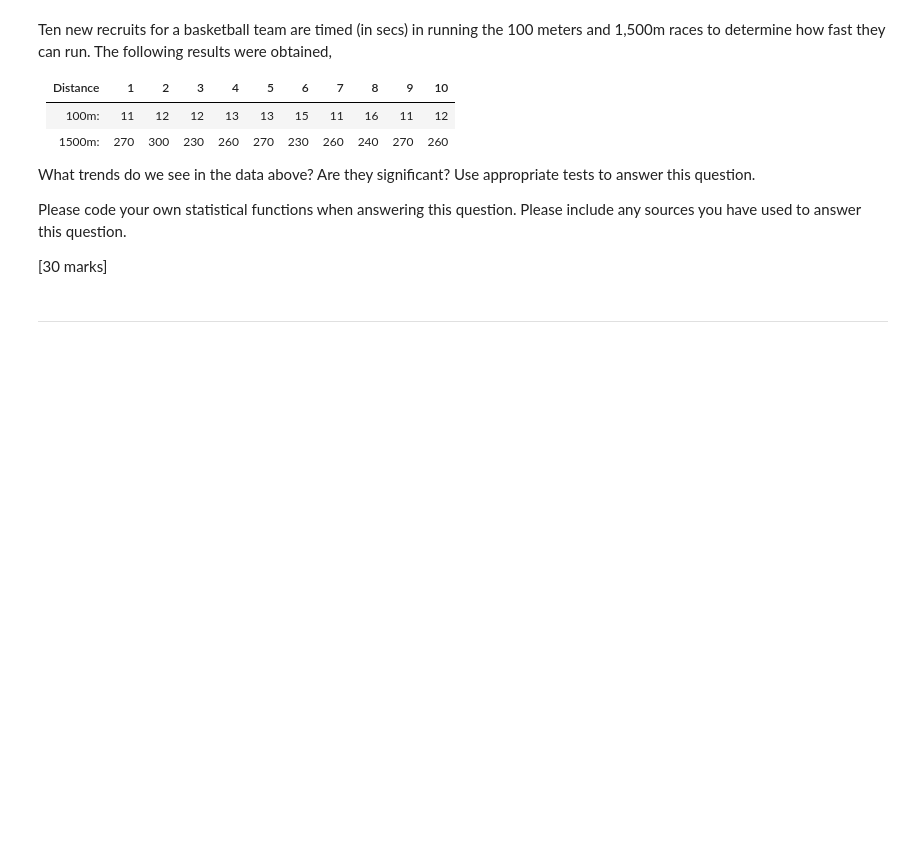
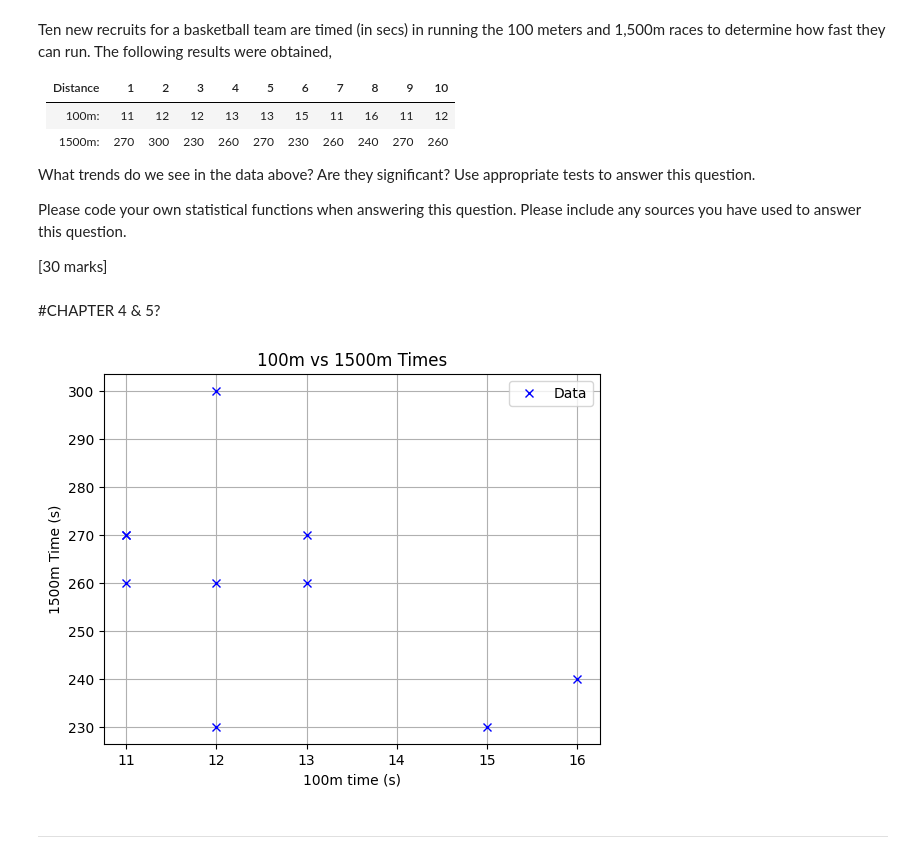
Before and after one commit to Clarke-Henshaw-Miles/extra, a Jupyter notebook: DATA SCIENCE/Data_Science_CA1.ipynb, the cells around one changed output. Cells and saved outputs as stored; diff of their text form; code cells hidden in the pictures; blank space fills up the shorter version.

```diff
--- a/DATA SCIENCE/Data_Science_CA1.ipynb
+++ b/DATA SCIENCE/Data_Science_CA1.ipynb
@@ -210,5 +217,22 @@ What trends do we see in the data above? Are they significant? Use appropriate t
 Please code your own statistical functions when answering this question. Please include any sources you have used to answer this question.
 
 [30 marks]
+# %% [markdown]
+#CHAPTER 4 & 5?
+# %%
+#Writing the data for 100m and 1500m times into arrays
+one_m = [11, 12, 12, 13, 13, 15, 11, 16, 11, 12]
+fifteen_m = [270, 300, 230, 260, 270, 230, 260, 240, 270, 260]
+
+#Plotting the data
+plt.plot(one_m, fifteen_m, 'bx', label='Data')
+plt.xlabel('100m time (s)')
+plt.ylabel('1500m Time (s)')
+plt.title('100m vs 1500m Times')
+plt.grid()
+plt.legend()
+plt.show()
+# %% [output]
+[figure, added]
 # %% [markdown]
 ---
```
Also changed, not shown: parts of 3 cells of this notebook.
